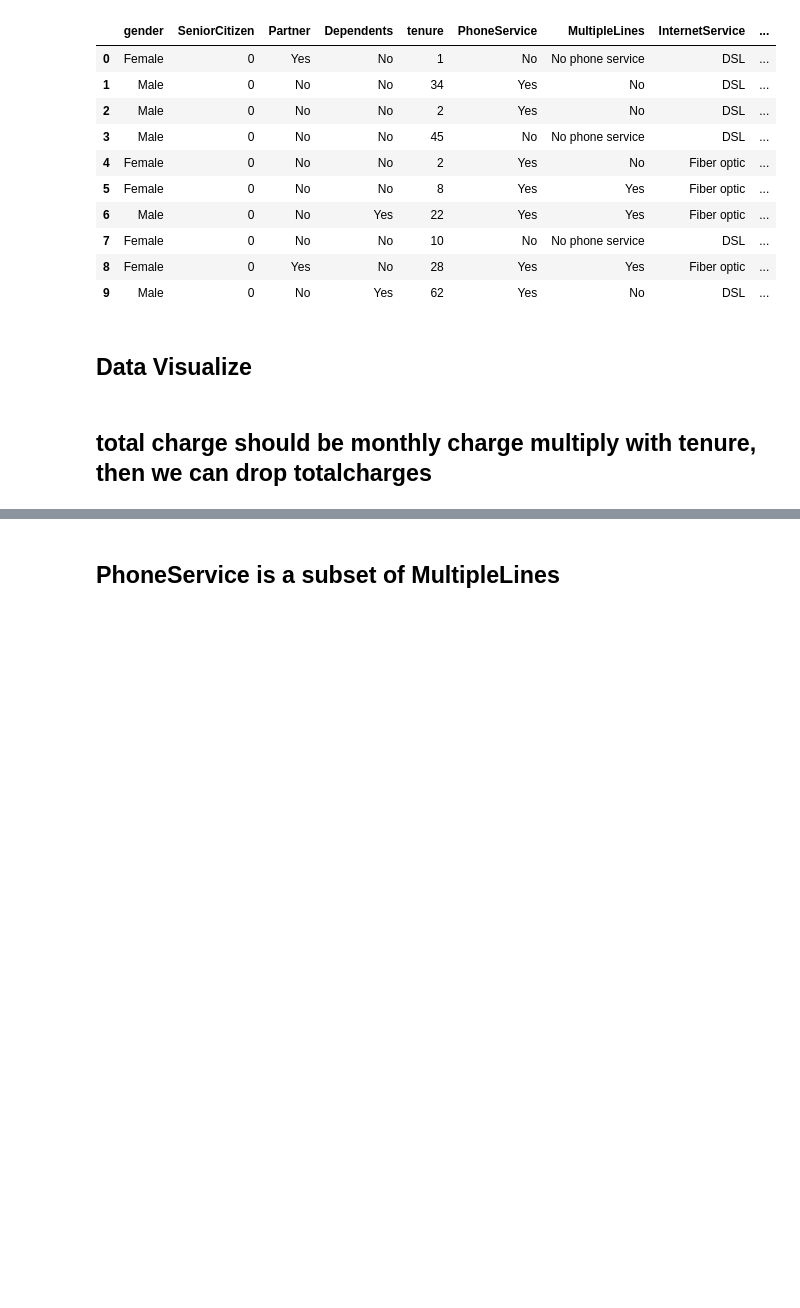
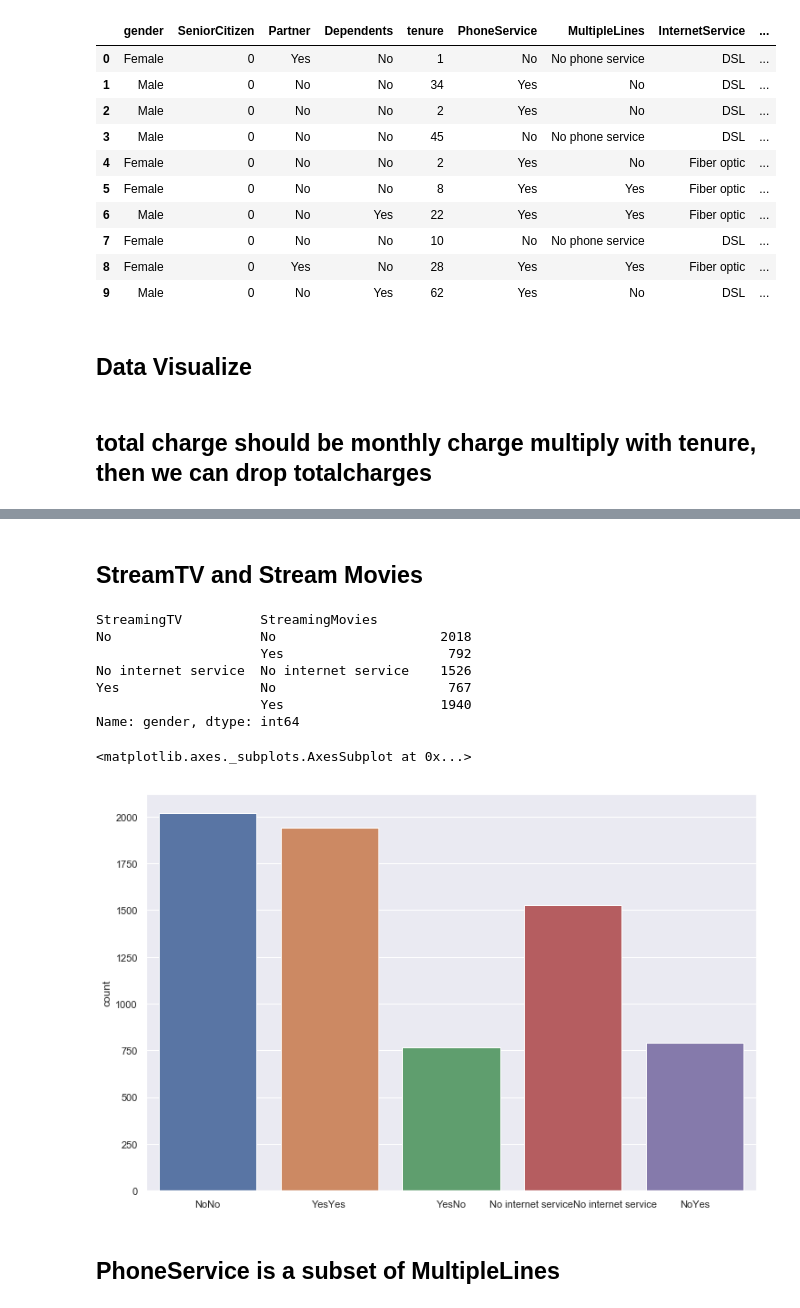
Before and after one commit to seanloe/PythonHome, a Jupyter notebook: jupyter-notebooks/kaggle_telco_customer_churn/kaggle_telco_customer_churn.ipynb, the cells around one changed output, grey strips where cells are left out. Saved outputs shown, nothing was run; the diff lists cells and outputs as text; code cells hidden in the pictures; blank space fills up the shorter version.

```diff
--- a/jupyter-notebooks/kaggle_telco_customer_churn/kaggle_telco_customer_churn.ipynb
+++ b/jupyter-notebooks/kaggle_telco_customer_churn/kaggle_telco_customer_churn.ipynb
@@ -99,3 +116,25 @@ sns.jointplot(customer.tenure,customer.MonthlyCharges, kind='reg') #seems not ob
+# %% [markdown]
+## StreamTV and Stream Movies
+# %%
+sns.set(style="darkgrid")
+stream = customer.groupby(['StreamingTV','StreamingMovies']).count()
+print(stream.gender)
+#create for countplot
+ds = customer.StreamingTV+customer.StreamingMovies
+sns.set(rc={'figure.figsize':(12,8)})
+sns.countplot(ds)
+#consider NoYes and YesNo counts for over 1500/7043
+#these two columns are not closely dependant
+# %% [output]
+StreamingTV          StreamingMovies
+No                   No                     2018
+                     Yes                     792
+No internet service  No internet service    1526
+Yes                  No                      767
+                     Yes                    1940
+Name: gender, dtype: int64
+<matplotlib.axes._subplots.AxesSubplot at 0x...>
+[figure, added]
 # %% [markdown]
 ## PhoneService is a subset of MultipleLines
 # %%
```
Also changed, not shown: parts of 17 cells of this notebook.
